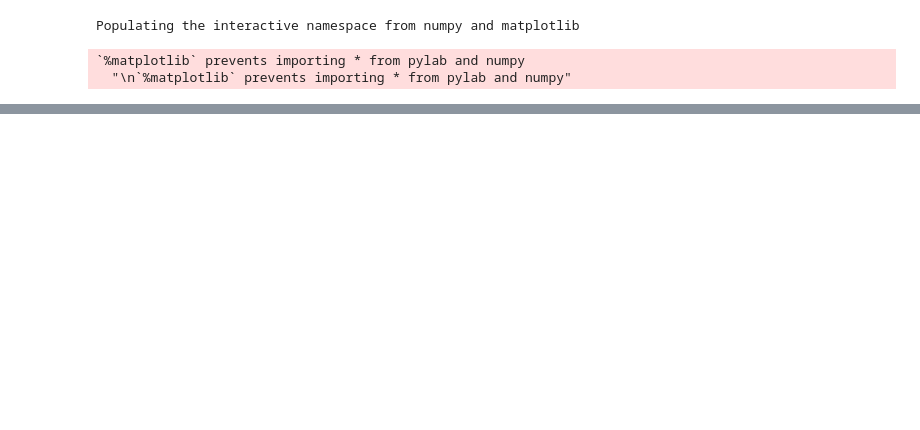
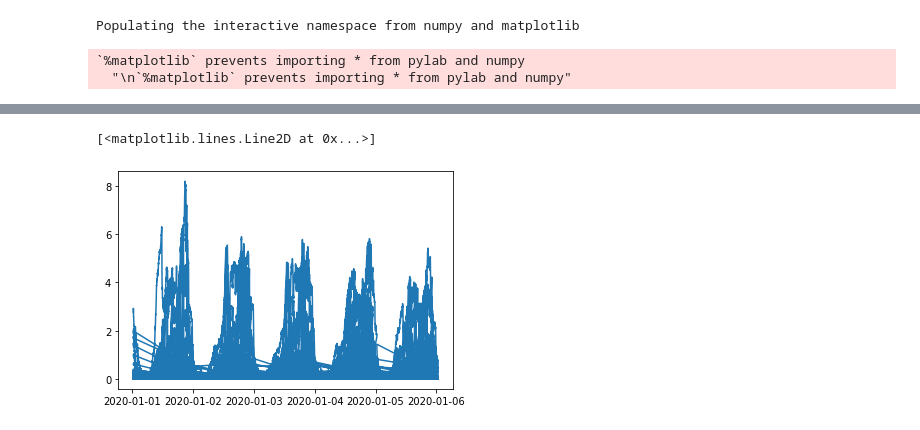
Before and after one commit to JavierCasadoAguinaga/TFM-Javier_Casado, a Jupyter notebook: prueba-------------------------TFM_JAV_CAS_AUDIENCIA.ipynb, the cells around one changed output, grey strips where cells are left out. Saved outputs shown, nothing was run; the diff lists cells and outputs as text; code cells hidden in the pictures; blank space fills up the shorter version.

```diff
--- a/prueba-------------------------TFM_JAV_CAS_AUDIENCIA.ipynb
+++ b/prueba-------------------------TFM_JAV_CAS_AUDIENCIA.ipynb
@@ -155,0 +324,5 @@ df1.head(5)
+# %%
+plt.plot(df1.Fecha_comp, df1.Target)
+# %% [output]
+[<matplotlib.lines.Line2D at 0x...>]
+[figure, added]
```
Also changed, not shown: parts of 47 cells of this notebook.
